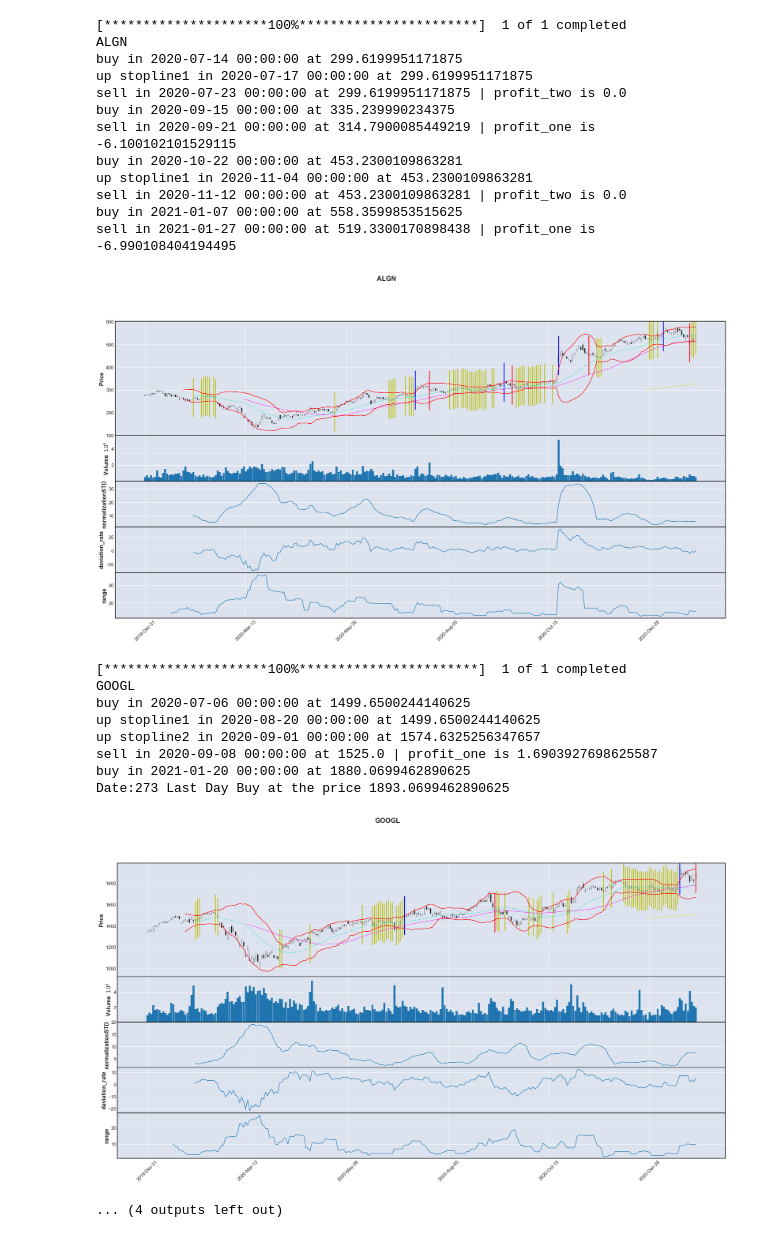
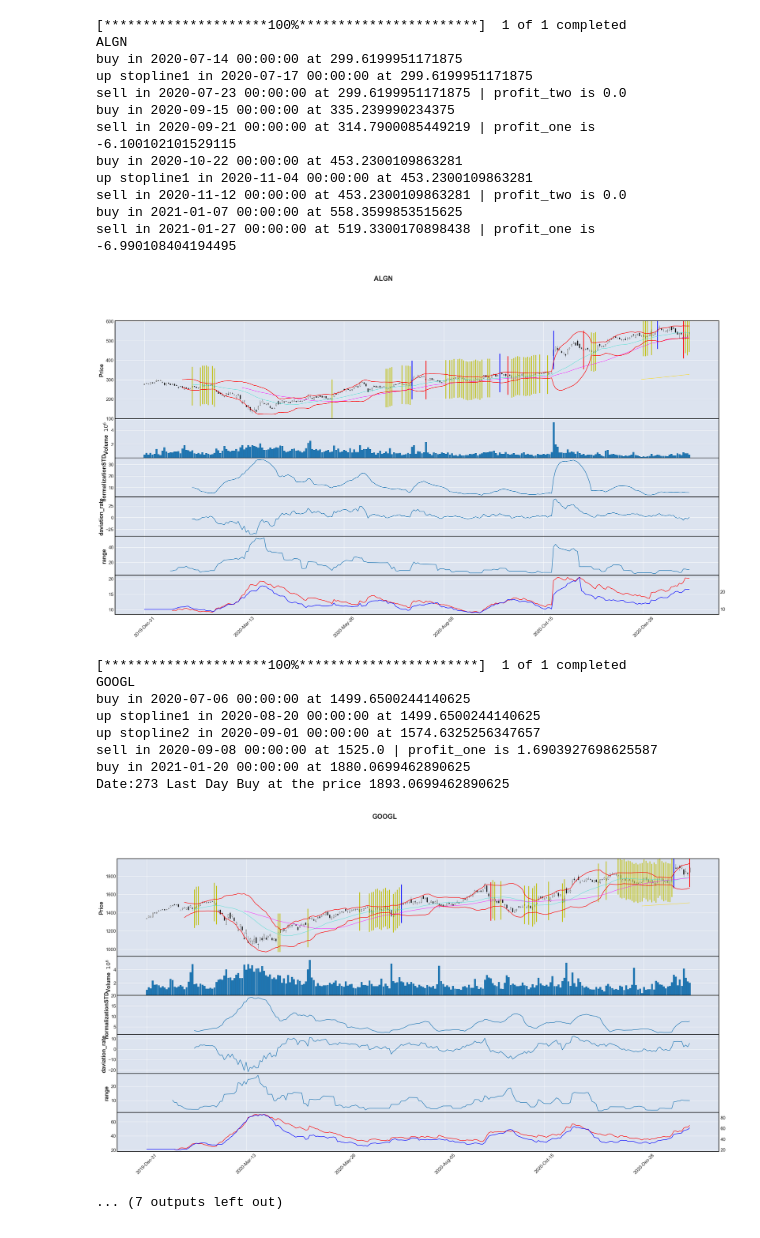
Before and after one commit to yamayamaKo/stock_trade, a Jupyter notebook: volatility/unkocode.ipynb, the cells around one changed output. Drawn from its saved outputs; the diff is of its cells as text; code cells hidden in the pictures.

Commit message:
edit:talibを追加して、ATRを追加した

```diff
--- a/volatility/unkocode.ipynb
+++ b/volatility/unkocode.ipynb
@@ -8,6 +8,8 @@ import numpy as np
 import plotly.graph_objects as go
 from plotly.subplots import make_subplots
 import plotly.graph_objects as go
+import talib
+
 '''
 戦略
 ボラティリティー低下でシグナルを出す
@@ -56,15 +58,10 @@ for sign in signs:
         totalresult.append(results)
         continue;
 
-
-
     print(sign)
     term=81
     # chek the highest price in the past {term} times
     df['Highest'+str(term)] = df.iloc[:, 4].rolling(window=term).max()
-#     print(df.head())
-
-
 
     # calculation SMA
     short_sma = 25
@@ -87,14 +84,13 @@ for sign in signs:
     tr = np.max([h - l, (c_prev - h).abs(), (c_prev - l).abs()], axis=0)
     atr = pd.Series(tr).rolling(14).mean().bfill().values
 
+    ATR = talib.ATR(df['High'],df['Low'],df['Adj Close'],timeperiod=14)
+
     # caluculation range
     df['mean'+str(14)] = df.iloc[:, 4].rolling(window=14).mean()
     df['Highest'+str(14)] = df.iloc[:, 4].rolling(window=14).max()
     df['Lowest'+str(14)] = df.iloc[:, 4].rolling(window=14).min()
     df['range'+str(14)] = 100 * (df['Highest'+str(14)] - df['Lowest'+str(14)] )/ df['mean'+str(14)]
-
-
-
 
      # 損切り率
     stopLoss = 0.94
@@ -139,8 +135,6 @@ for sign in signs:
         isTodayBuy = False
         isTodayStop = False
 
-
-
         if np.isnan(df['MA'][i]) == False:
             if buy_position == False and SDN < 10 and -3 < daviation_rate < 3 :
 #                 print('low volatility')
@@ -180,7 +174,6 @@ for sign in signs:
             isTodayStop = True
             print('up stopline2 in {} at {}'.format(df.index[i],buy_stopLine))
 
-
         if buy_position == True and close > buy_price * 1.2 and current_stop_level == 2:
             buy_stopLine = buy_price * 1.1
             current_stop_level = 3
@@ -202,7 +195,6 @@ for sign in signs:
             isTodayStop = True
             print('up stopline5 in {} at {}'.format(df.index[i],buy_stopLine))
 
-
         if buy_position == True and close > Highest and current_stop_level == 5:
             buy_stopLine = close * 0.8
             current_stop_level = 5
@@ -222,7 +214,7 @@ for sign in signs:
             holding_period = sellday - buyday
             print('sell in {} at {} | profit_one is {}'.format(sellday,open_price,percent))
 
-        elif buy_position == True and close < buy_stopLine and isTodayBuy == False:
+        elif buy_position == True and close < buy_stopLine and isTodayStop == False:
             buy_position = False
             percent = (buy_stopLine/buy_price - 1) * 100
             percentChange.append(percent)
@@ -344,9 +336,8 @@ for sign in signs:
     mpl.make_addplot(df['Standard_deviation_normalization'], panel=2, type='line', ylabel='normalizationSTD'),
     mpl.make_addplot( df['daviation_rate'] , panel=3, type='line', ylabel='daviation_rate'),
     mpl.make_addplot( df['range'+str(14)] , panel=4, type='line', ylabel='range'),
-#     mpl.make_addplot(signal_signals, type='scatter', markersize=10000, marker='|', color="y"),
-#     mpl.make_addplot(buy_signals, type='scatter', markersize=10000, marker='|', color="b"),
-#     mpl.make_addplot(sell_signals, type='scatter', markersize=10000, marker='|', color="r"),
+    mpl.make_addplot(ATR, panel=5, type='line', color="r"),
+    mpl.make_addplot(atr, panel=5, type='line', color='b'),
     ]
 
     # シグナルの有無でプロットするかどうかを選択する
@@ -416,23 +407,23 @@ Date:273 Last Day Buy at the price 155.6999969482422
 [*********************100%***********************]  1 of 1 completed
 ALGN
 buy in 2020-07-14 00:00:00 at 299.6199951171875
 up stopline1 in 2020-07-17 00:00:00 at 299.6199951171875
 sell in 2020-07-23 00:00:00 at 299.6199951171875 | profit_two is 0.0
 buy in 2020-09-15 00:00:00 at 335.239990234375
 sell in 2020-09-21 00:00:00 at 314.7900085449219 | profit_one is -6.100102101529115
 buy in 2020-10-22 00:00:00 at 453.2300109863281
 up stopline1 in 2020-11-04 00:00:00 at 453.2300109863281
 sell in 2020-11-12 00:00:00 at 453.2300109863281 | profit_two is 0.0
 buy in 2021-01-07 00:00:00 at 558.3599853515625
 sell in 2021-01-27 00:00:00 at 519.3300170898438 | profit_one is -6.990108404194495
-[figure, old version]
+[figure, new version]
 [*********************100%***********************]  1 of 1 completed
 GOOGL
 buy in 2020-07-06 00:00:00 at 1499.6500244140625
 up stopline1 in 2020-08-20 00:00:00 at 1499.6500244140625
 up stopline2 in 2020-09-01 00:00:00 at 1574.6325256347657
 sell in 2020-09-08 00:00:00 at 1525.0 | profit_one is 1.6903927698625587
 buy in 2021-01-20 00:00:00 at 1880.0699462890625
 Date:273 Last Day Buy at the price 1893.0699462890625
-[figure, old version]
+[figure, new version]
-... (4 outputs left out)
+... (7 outputs left out)
```
Also changed, not shown: parts of 1 cell of this notebook.
